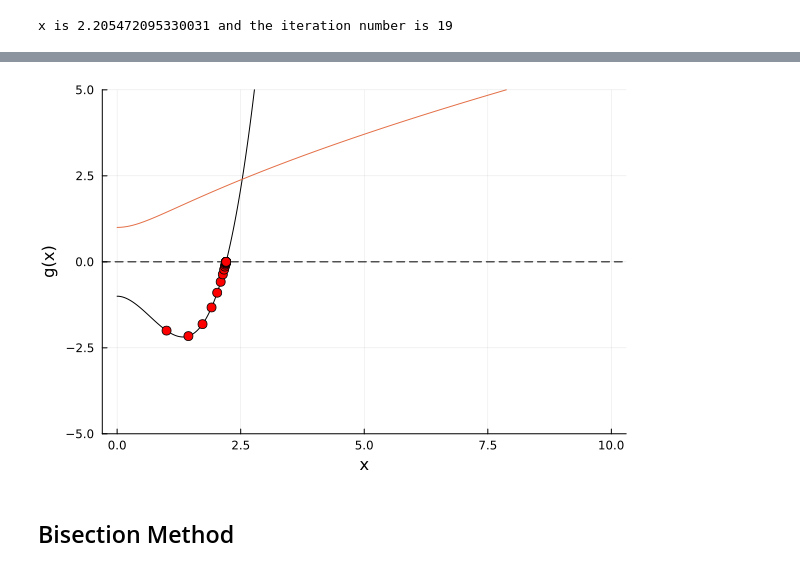
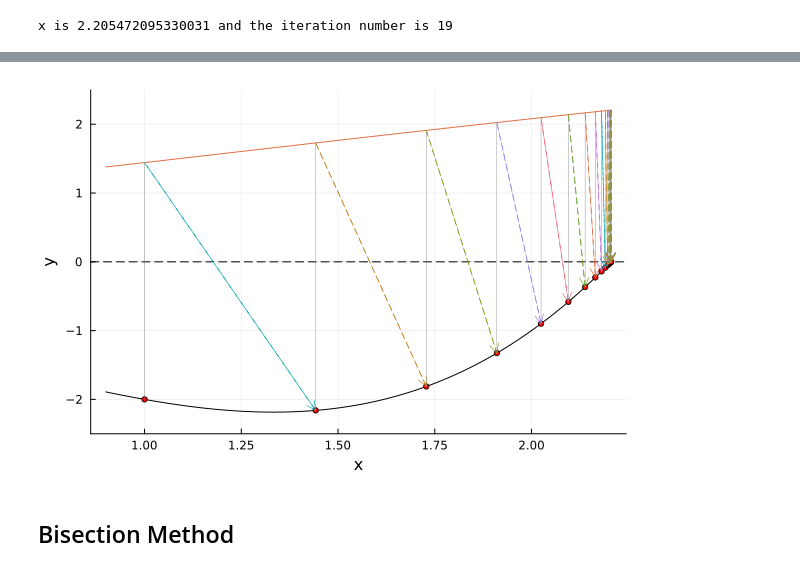
Before and after one commit to jhtl08/Root-Finding, a Jupyter notebook: CT1_Roots_Coloma_Lorenzo.ipynb, the cells around one changed output, grey strips where cells are left out. Saved outputs shown, nothing was run; the diff lists cells and outputs as text; code cells hidden in the pictures.

Commit message:
all 4 methods with complete plots

```diff
--- a/CT1_Roots_Coloma_Lorenzo.ipynb
+++ b/CT1_Roots_Coloma_Lorenzo.ipynb
@@ -83,12 +83,11 @@ tol3 = 10^(-4.)
 N3 = 30
 
 #Plotting-related
-max_x3 = 10
-min_x3 = 0
+max_x3 = 2.2
+min_x3 = 0.9
 length_x3 = 1000
-max_y3 = 5
-min_y3 = -5
-opacity_control3 = 3 #determines how gradually transparent/opaque tangent lines will be
+max_y3 = 2.5
+min_y3 = -2.5
 
 x_values3=Float64[]
 x_values3=fixedpt(g,pzero,tol3,N3);
@@ -97,36 +125,31 @@ x is 2.205472095330031 and the iteration number is 19
 # %%
 #plotting the given f(x) and visualization of root-finding
 
 using Plots
 
 array_size3=length(x_values3)
-y_values3=Float64[]
 y_zeros3 = zeros(array_size3)
-
-for x in x_values3
-    push!(y_values3, f3(x))
-end
 
 x = range(min_x3, max_x3, length=length_x3)
 y = f3.(x)
 y1= g.(x)
 
-Plots.plot(x, y, ylims=(min_y3, max_y3), legend=false, grid=true, xlabel="x", ylabel="f(x)", color=:black) #Plots f(x)
-plot!(x, y1, ylims=(min_y3, max_y3), legend=false, grid=true, xlabel="x", ylabel="g(x)") #Plots g(x)
+Plots.plot(x, y, ylims=(min_y3, max_y3), legend=true, grid=true, xlabel="x", ylabel="y", color=:black, label="f(x)") #Plots f(x)
+plot!(x, y1, ylims=(min_y3, max_y3), legend=true, grid=true, xlabel="x", ylabel="y", label="g(x)") #Plots g(x)
 hline!([0], color=:black, linestyle=:dash, label="y=0") #Draws horizontal line at y=0 (x-axis)
 
-scatter!(x_values3, y_values3, label="Iteration Points", markersize=5, markercolor=:red)
+scatter!(x_values3, y_values3, label="Iteration Points", markersize=3, markercolor=:red)
 
-# i=2
-# while i<array_size3
-#     alpha = opacity_control3/array_size3
-#     plot!([x_values3[i],x_values3[i-1]], [y_values3[i],y_values3[i-1]], label=false, linestyle=:solid, color=:red, alpha=alpha,linewidth=2)
-#     i+=1
-# end
+i=1
+while i<array_size3
+    plot!([x_values3[i],x_values3[i]], [y_values3[i],g(x_values3[i])], label=false, linestyle=:solid, linewidth=0.4,color=:gray)
+    quiver!([x_values3[i]], [g(x_values3[i])], quiver=([(x_values3[i+1] - x_values3[i])], [y_values3[i+1]-g(x_values3[i])]),label=false, linewidth=0.7, legend=false, arrow=true, linestyle=:dash)
+    i+=1
+end
 
 current()
 # %% [output]
-[figure, old version]
+[figure, new version]
 # %% [markdown]
 ## Bisection Method
 # %%
```
Also changed, not shown: parts of 7 cells of this notebook.
